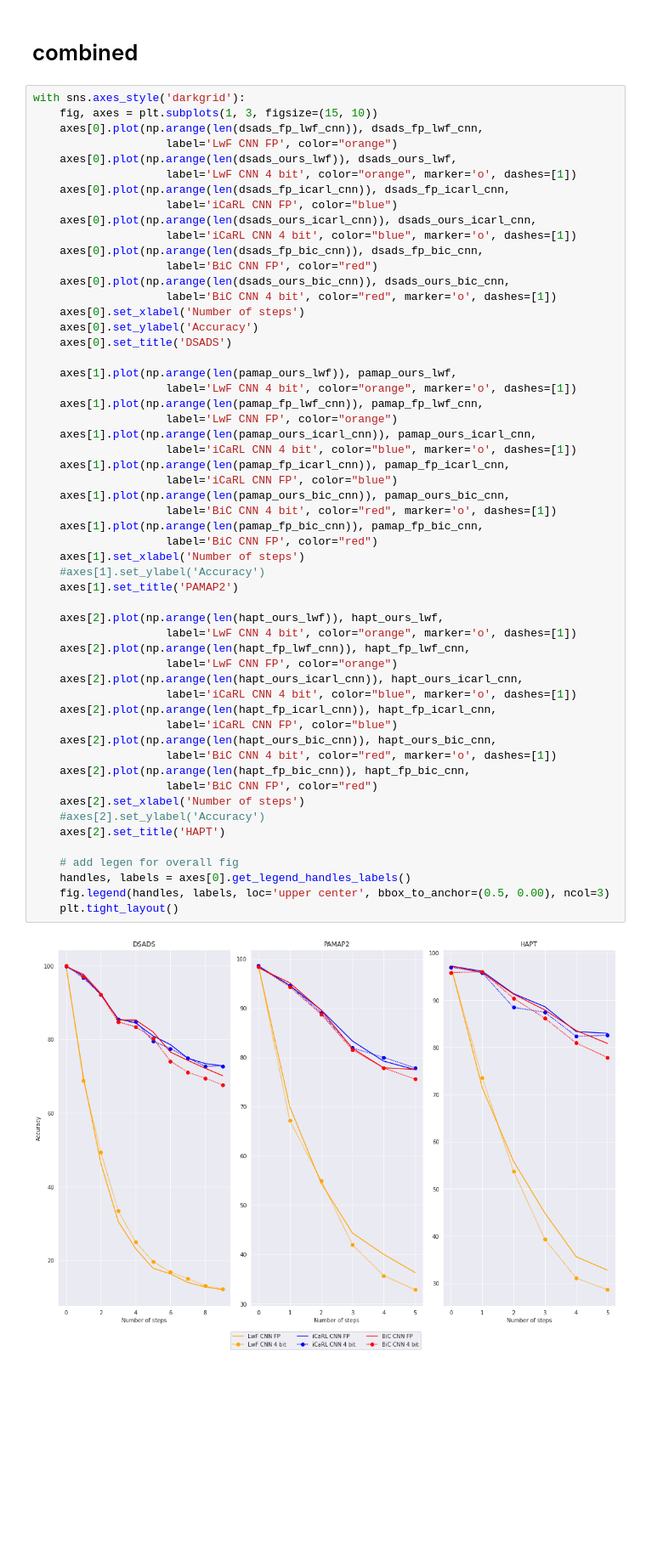
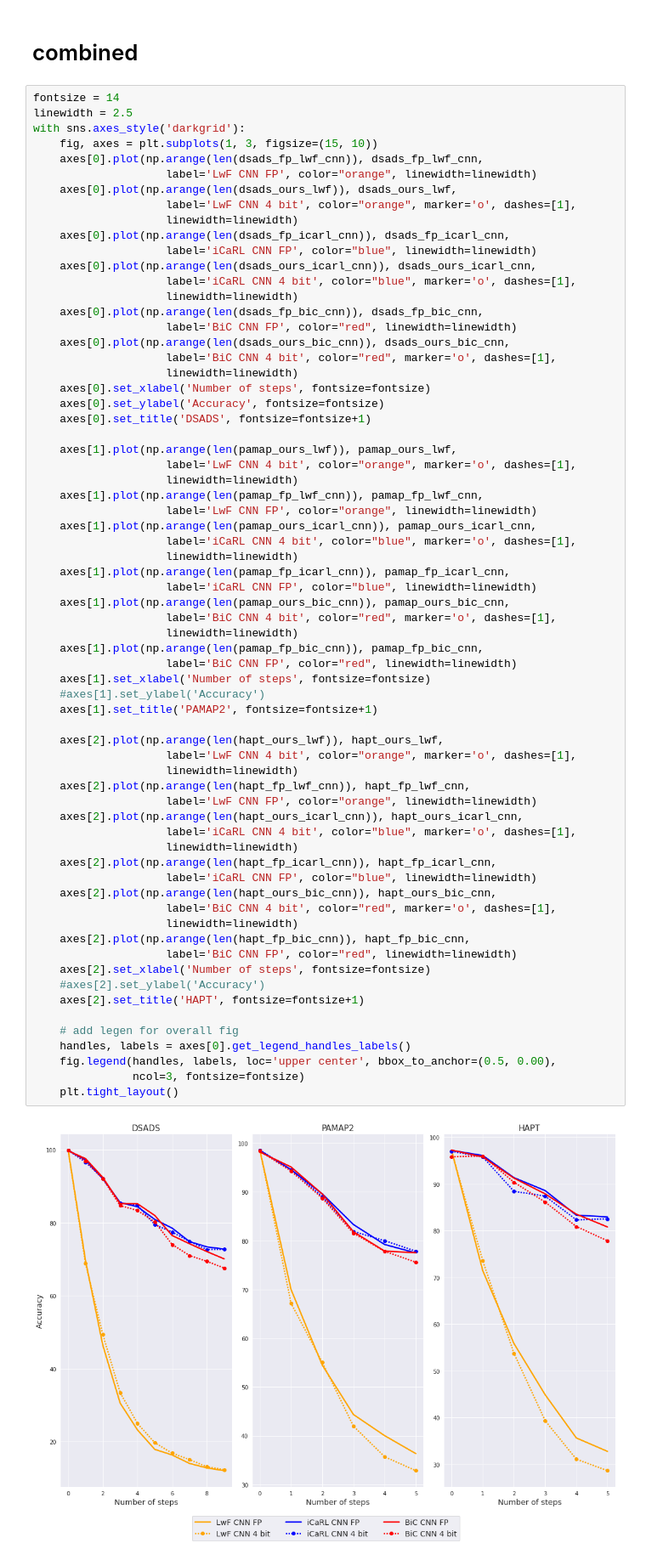
Before and after one commit to Intelligent-Microsystems-Lab/QuantizedCIL, a Jupyter notebook: plotting.ipynb, the cells around one changed output. Shown at 85% size. Saved outputs shown, nothing was run; the diff lists cells and outputs as text; blank space fills up the shorter version.

Commit message:
normal - plotting

```diff
--- a/plotting.ipynb
+++ b/plotting.ipynb
@@ -124,59 +124,71 @@ with sns.axes_style('darkgrid'):
 # %% [markdown]
 # combined
 # %%
+fontsize = 14
+linewidth = 2.5
 with sns.axes_style('darkgrid'):
     fig, axes = plt.subplots(1, 3, figsize=(15, 10))
     axes[0].plot(np.arange(len(dsads_fp_lwf_cnn)), dsads_fp_lwf_cnn,
-                    label='LwF CNN FP', color="orange")
+                    label='LwF CNN FP', color="orange", linewidth=linewidth)
     axes[0].plot(np.arange(len(dsads_ours_lwf)), dsads_ours_lwf,
-                    label='LwF CNN 4 bit', color="orange", marker='o', dashes=[1])
+                    label='LwF CNN 4 bit', color="orange", marker='o', dashes=[1],
+                    linewidth=linewidth)
     axes[0].plot(np.arange(len(dsads_fp_icarl_cnn)), dsads_fp_icarl_cnn,
-                    label='iCaRL CNN FP', color="blue")
+                    label='iCaRL CNN FP', color="blue", linewidth=linewidth)
     axes[0].plot(np.arange(len(dsads_ours_icarl_cnn)), dsads_ours_icarl_cnn,
-                    label='iCaRL CNN 4 bit', color="blue", marker='o', dashes=[1])
+                    label='iCaRL CNN 4 bit', color="blue", marker='o', dashes=[1],
+                    linewidth=linewidth)
     axes[0].plot(np.arange(len(dsads_fp_bic_cnn)), dsads_fp_bic_cnn,
-                    label='BiC CNN FP', color="red")
+                    label='BiC CNN FP', color="red", linewidth=linewidth)
     axes[0].plot(np.arange(len(dsads_ours_bic_cnn)), dsads_ours_bic_cnn,
-                    label='BiC CNN 4 bit', color="red", marker='o', dashes=[1])
-    axes[0].set_xlabel('Number of steps')
-    axes[0].set_ylabel('Accuracy')
-    axes[0].set_title('DSADS')
+                    label='BiC CNN 4 bit', color="red", marker='o', dashes=[1],
+                    linewidth=linewidth)
+    axes[0].set_xlabel('Number of steps', fontsize=fontsize)
+    axes[0].set_ylabel('Accuracy', fontsize=fontsize)
+    axes[0].set_title('DSADS', fontsize=fontsize+1)
 
     axes[1].plot(np.arange(len(pamap_ours_lwf)), pamap_ours_lwf,
-                    label='LwF CNN 4 bit', color="orange", marker='o', dashes=[1])
+                    label='LwF CNN 4 bit', color="orange", marker='o', dashes=[1],
+                    linewidth=linewidth)
     axes[1].plot(np.arange(len(pamap_fp_lwf_cnn)), pamap_fp_lwf_cnn,
-                    label='LwF CNN FP', color="orange")
+                    label='LwF CNN FP', color="orange", linewidth=linewidth)
     axes[1].plot(np.arange(len(pamap_ours_icarl_cnn)), pamap_ours_icarl_cnn,
-                    label='iCaRL CNN 4 bit', color="blue", marker='o', dashes=[1])
+                    label='iCaRL CNN 4 bit', color="blue", marker='o', dashes=[1],
+                    linewidth=linewidth)
     axes[1].plot(np.arange(len(pamap_fp_icarl_cnn)), pamap_fp_icarl_cnn,
-                    label='iCaRL CNN FP', color="blue")
+                    label='iCaRL CNN FP', color="blue", linewidth=linewidth)
     axes[1].plot(np.arange(len(pamap_ours_bic_cnn)), pamap_ours_bic_cnn,
-                    label='BiC CNN 4 bit', color="red", marker='o', dashes=[1])
+                    label='BiC CNN 4 bit', color="red", marker='o', dashes=[1],
+                    linewidth=linewidth)
     axes[1].plot(np.arange(len(pamap_fp_bic_cnn)), pamap_fp_bic_cnn,
-                    label='BiC CNN FP', color="red")
-    axes[1].set_xlabel('Number of steps')
+                    label='BiC CNN FP', color="red", linewidth=linewidth)
+    axes[1].set_xlabel('Number of steps', fontsize=fontsize)
     #axes[1].set_ylabel('Accuracy')
-    axes[1].set_title('PAMAP2')
+    axes[1].set_title('PAMAP2', fontsize=fontsize+1)
 
     axes[2].plot(np.arange(len(hapt_ours_lwf)), hapt_ours_lwf,
-                    label='LwF CNN 4 bit', color="orange", marker='o', dashes=[1])
+                    label='LwF CNN 4 bit', color="orange", marker='o', dashes=[1],
+                    linewidth=linewidth)
     axes[2].plot(np.arange(len(hapt_fp_lwf_cnn)), hapt_fp_lwf_cnn,
-                    label='LwF CNN FP', color="orange")
+                    label='LwF CNN FP', color="orange", linewidth=linewidth)
     axes[2].plot(np.arange(len(hapt_ours_icarl_cnn)), hapt_ours_icarl_cnn,
-                    label='iCaRL CNN 4 bit', color="blue", marker='o', dashes=[1])
+                    label='iCaRL CNN 4 bit', color="blue", marker='o', dashes=[1],
+                    linewidth=linewidth)
     axes[2].plot(np.arange(len(hapt_fp_icarl_cnn)), hapt_fp_icarl_cnn,
-                    label='iCaRL CNN FP', color="blue")
+                    label='iCaRL CNN FP', color="blue", linewidth=linewidth)
     axes[2].plot(np.arange(len(hapt_ours_bic_cnn)), hapt_ours_bic_cnn,
-                    label='BiC CNN 4 bit', color="red", marker='o', dashes=[1])
+                    label='BiC CNN 4 bit', color="red", marker='o', dashes=[1],
+                    linewidth=linewidth)
     axes[2].plot(np.arange(len(hapt_fp_bic_cnn)), hapt_fp_bic_cnn,
-                    label='BiC CNN FP', color="red")
-    axes[2].set_xlabel('Number of steps')
+                    label='BiC CNN FP', color="red", linewidth=linewidth)
+    axes[2].set_xlabel('Number of steps', fontsize=fontsize)
     #axes[2].set_ylabel('Accuracy')
-    axes[2].set_title('HAPT')
+    axes[2].set_title('HAPT', fontsize=fontsize+1)
 
     # add legen for overall fig
     handles, labels = axes[0].get_legend_handles_labels()
-    fig.legend(handles, labels, loc='upper center', bbox_to_anchor=(0.5, 0.00), ncol=3)
+    fig.legend(handles, labels, loc='upper center', bbox_to_anchor=(0.5, 0.00),
+               ncol=3, fontsize=fontsize)
     plt.tight_layout()
 # %% [output]
-[figure, old version]
+[figure, new version]
```
